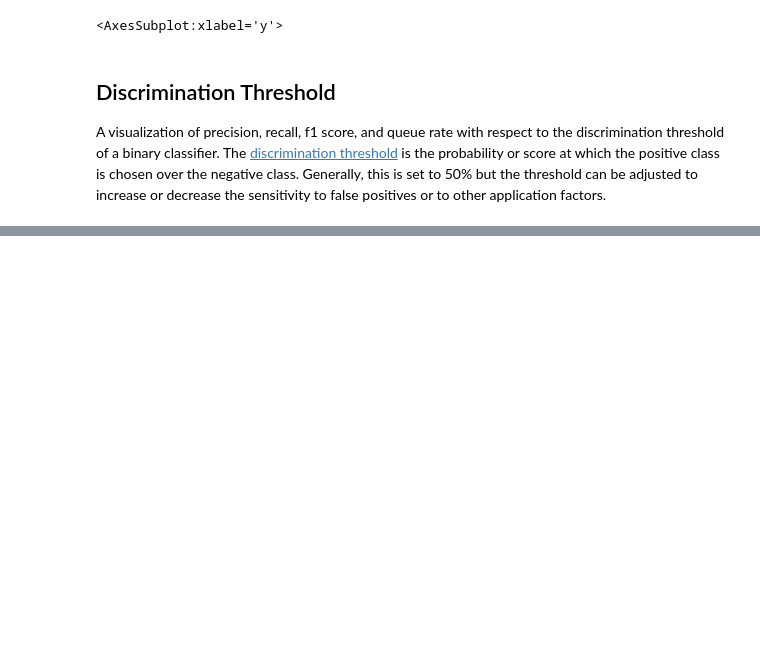
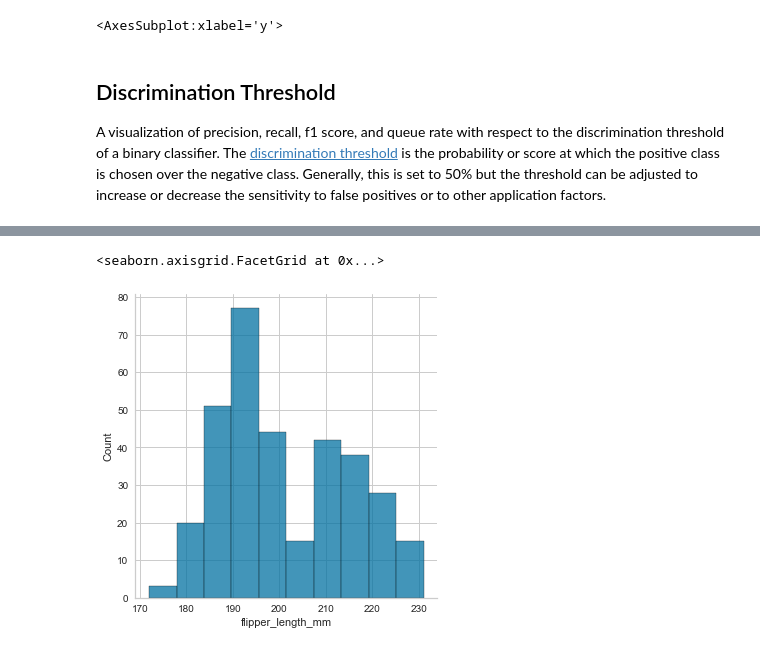
Before and after one commit to rebeccabilbro/adv-diagnostics, a Jupyter notebook: notebooks/yellowbrick.ipynb, the cells around one changed output, grey strips where cells are left out. Cells and saved outputs as stored; diff of their text form; code cells hidden in the pictures; blank space fills up the shorter version.

Commit message:
adds code for generating day 2 slide images

```diff
--- a/notebooks/yellowbrick.ipynb
+++ b/notebooks/yellowbrick.ipynb
@@ -304,0 +327,5 @@ thresholder.show()
+# %%
+sns.displot(data=penguins_df, x="flipper_length_mm")
+# %% [output]
+<seaborn.axisgrid.FacetGrid at 0x...>
+[figure, added]
```
Also changed, not shown: parts of 27 cells of this notebook.
